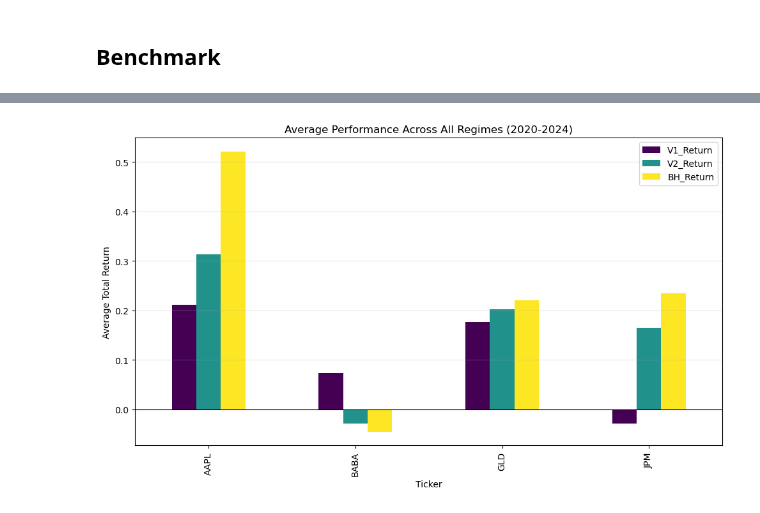
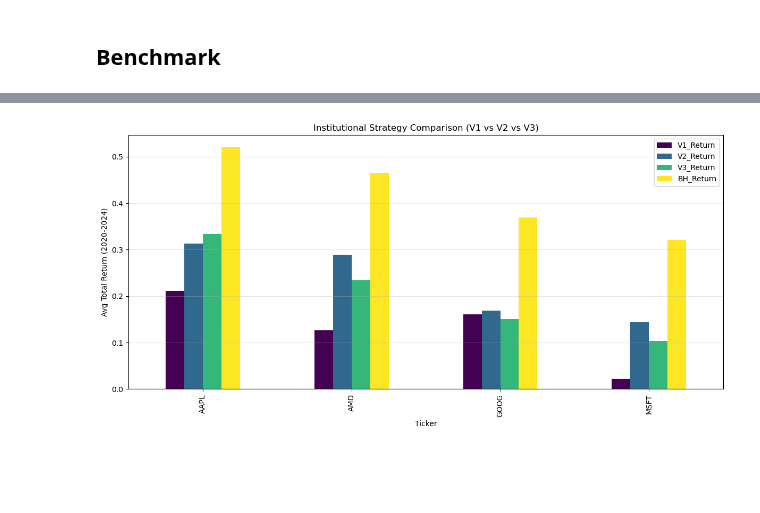
Before and after one commit to gitmichaelqiu/TradingStrategy, a Jupyter notebook: AdaptiveRegimeStrategy.ipynb, the cells around one changed output, grey strips where cells are left out. Saved outputs shown, nothing was run; the diff lists cells and outputs as text; code cells hidden in the pictures; blank space fills up the shorter version.

```diff
--- a/AdaptiveRegimeStrategy.ipynb
+++ b/AdaptiveRegimeStrategy.ipynb
@@ -2668,87 +396,65 @@ class StrategyV3_Macro(BaseStrategy):
 # %% [markdown]
 ## Benchmark
 # %%
-# ==========================================
-# 4. BENCHMARK ENGINE
-# ==========================================
-
 def run_benchmark():
-    # 1. Configuration
     test_cases = [
-        # (Name, Start, End)
         ("2020 Crash", "2020-01-01", "2020-12-31"),
         ("2022 Bear Market", "2022-01-01", "2022-12-31"),
         ("2023-24 Bull Run", "2023-01-01", "2024-12-30")
     ]
 
-    tickers = [
-        "AAPL", # Tech / Growth
-        "JPM",  # Financials / Value
-        "GLD",  # Commodities / Safe Haven
-        "BABA"  # Emerging / High Volatility
-    ]
+    tickers = ["AAPL", "GOOG", "AMD", "MSFT"]
 
     results_table = []
 
-    print(f"{'TEST CASE':<20} | {'TICKER':<6} | {'STRATEGY':<10} | {'RETURN':<8} | {'SHARPE':<6} | {'MAX DD':<8}")
+    print(f"{'TEST CASE':<20} | {'TICKER':<5} | {'STRATEGY':<9} | {'RETURN':<7} | {'SHARPE':<5} | {'MAX DD':<8}")
     print("-" * 80)
 
-    # 2. Execution Loop
     for case_name, start, end in test_cases:
         for ticker in tickers:
-            # Run V1
+            # V1
             strat_v1 = StrategyV1_Baseline(ticker, start, end)
             strat_v1.fetch_data(warmup_years=2)
             strat_v1.generate_signals()
             strat_v1.run_backtest()
 
-            # Run V2
+            # V2
             strat_v2 = StrategyV2_Advanced(ticker, start, end)
             strat_v2.fetch_data(warmup_years=2)
             strat_v2.generate_signals()
             strat_v2.run_backtest()
 
-            # Run V3
+            # V3 (New)
             strat_v3 = StrategyV3_Macro(ticker, start, end)
             strat_v3.fetch_data(warmup_years=2)
             strat_v3.generate_signals()
             strat_v3.run_backtest()
 
             # Benchmark (Buy & Hold)
+            bh_ret = 0
             if strat_v1.results is not None:
                 bh_ret = strat_v1.results['Cumulative_Market'].iloc[-1] - 1
-                bh_dd = ((strat_v1.results['Cumulative_Market'] / strat_v1.results['Cumulative_Market'].cummax()) - 1).min()
-            else:
-                bh_ret = 0
-                bh_dd = 0
 
-            # Store Results
-            if strat_v1.metrics and strat_v2.metrics:
-                # Print Row
-                print(f"{case_name:<20} | {ticker:<6} | {'V1 (Base)':<10} | {strat_v1.metrics['Total Return']:.2%}   | {strat_v1.metrics['Sharpe Ratio']:.2f}   | {strat_v1.metrics['Max Drawdown']:.2%}")
-                print(f"{'':<20} | {'':<6} | {'V2 (Adv)':<10} | {strat_v2.metrics['Total Return']:.2%}   | {strat_v2.metrics['Sharpe Ratio']:.2f}   | {strat_v2.metrics['Max Drawdown']:.2%}")
+            if strat_v1.metrics and strat_v2.metrics and strat_v3.metrics:
+                print(f"{case_name:<20} | {ticker:<5} | {'V1':<9} | {strat_v1.metrics['Total Return']:.1%}   | {strat_v1.metrics['Sharpe Ratio']:.2f}  | {strat_v1.metrics['Max Drawdown']:.1%}")
+                print(f"{'':<20} | {'':<5} | {'V2':<9} | {strat_v2.metrics['Total Return']:.1%}   | {strat_v2.metrics['Sharpe Ratio']:.2f}  | {strat_v2.metrics['Max Drawdown']:.1%}")
+                print(f"{'':<20} | {'':<5} | {'V3 (New)':<9} | {strat_v3.metrics['Total Return']:.1%}   | {strat_v3.metrics['Sharpe Ratio']:.2f}  | {strat_v3.metrics['Max Drawdown']:.1%}")
+                print("-" * 80)
 
                 results_table.append({
-                    'Scenario': case_name,
-                    'Ticker': ticker,
+                    'Scenario': case_name, 'Ticker': ticker,
                     'V1_Return': strat_v1.metrics['Total Return'],
                     'V2_Return': strat_v2.metrics['Total Return'],
-                    'BH_Return': bh_ret,
-                    'V1_Sharpe': strat_v1.metrics['Sharpe Ratio'],
-                    'V2_Sharpe': strat_v2.metrics['Sharpe Ratio']
+                    'V3_Return': strat_v3.metrics['Total Return'],
+                    'BH_Return': bh_ret
                 })
-        print("-" * 80)
 
-    # 3. Visualization
     df_res = pd.DataFrame(results_table)
+    summary = df_res.groupby('Ticker')[['V1_Return', 'V2_Return', 'V3_Return', 'BH_Return']].mean()
 
-    # Pivot for Comparison Plot
-    # Aggregate average return across all scenarios per ticker
-    summary = df_res.groupby('Ticker')[['V1_Return', 'V2_Return', 'BH_Return']].mean()
-
-    summary.plot(kind='bar', figsize=(10, 6), colormap='viridis')
-    plt.title("Average Performance Across All Regimes (2020-2024)")
-    plt.ylabel("Average Total Return")
+    summary.plot(kind='bar', figsize=(12, 6), colormap='viridis')
+    plt.title("Institutional Strategy Comparison (V1 vs V2 vs V3)")
+    plt.ylabel("Avg Total Return (2020-2024)")
     plt.axhline(0, color='black', linewidth=0.8)
     plt.grid(axis='y', alpha=0.3)
     plt.tight_layout()
@@ -2776,2 +482,2 @@ TEST CASE            | TICKER | STRATEGY   | RETURN   | SHARPE | MAX DD
 --------------------------------------------------------------------------------
-[figure, old version]
+[figure, new version]
```
Also changed, not shown: parts of 9 cells of this notebook, 1 other file.
